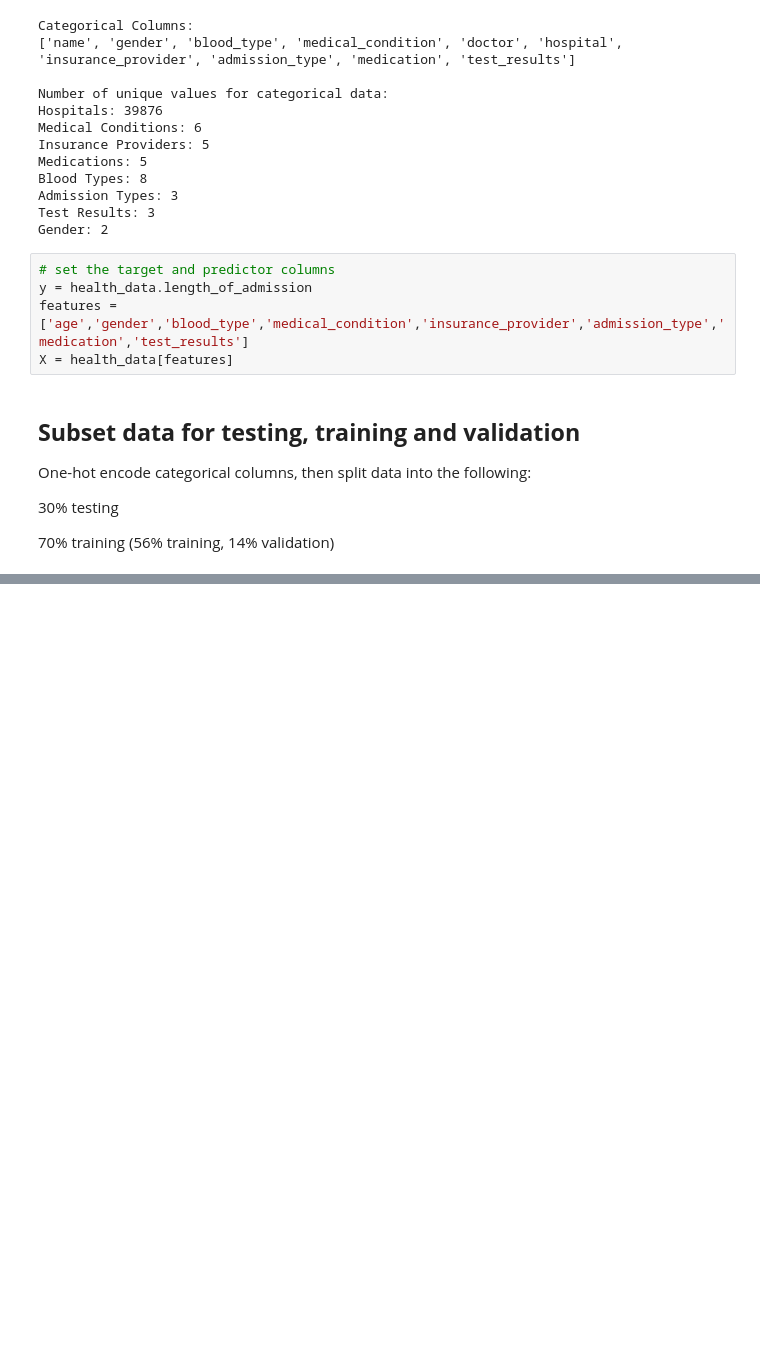
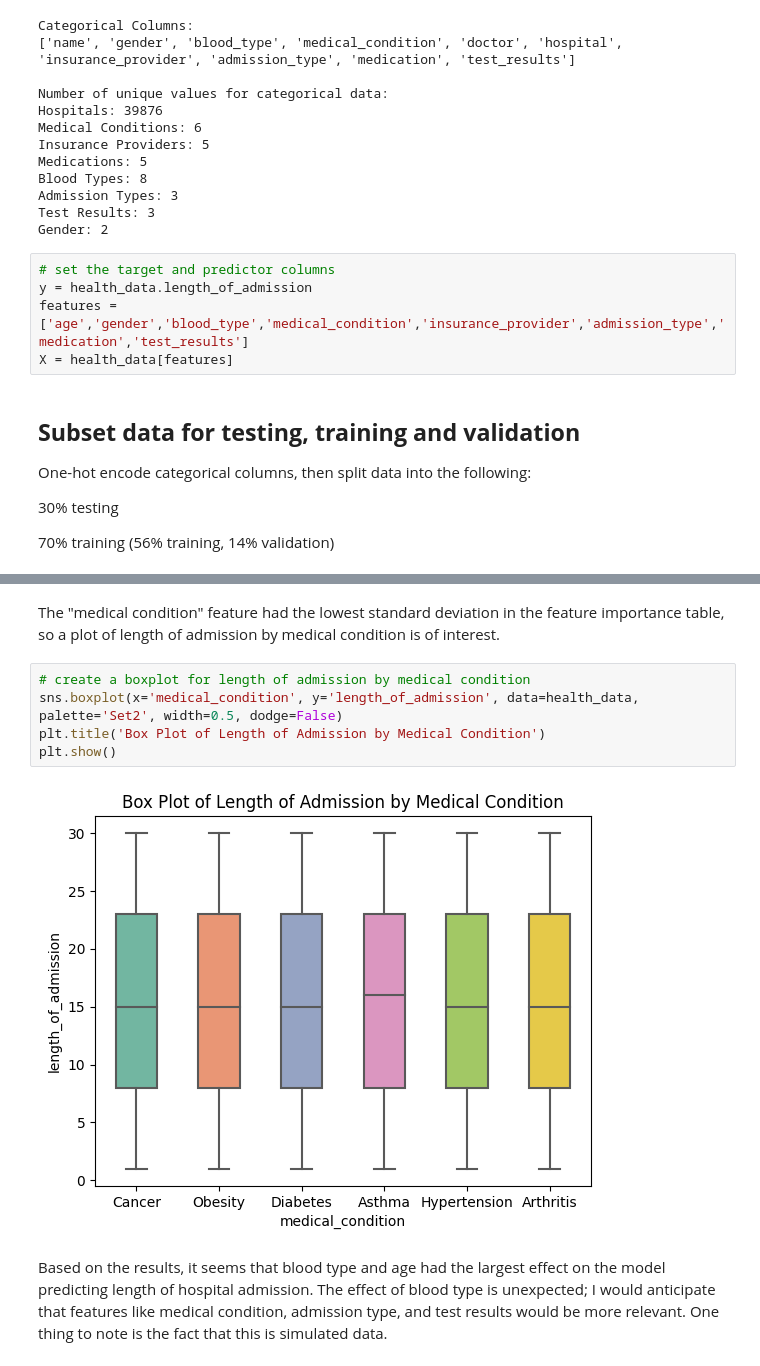
Before and after one commit to kayleewatson/Data-Science-Projects, a Jupyter notebook: healthcare-data.ipynb, the cells around one changed output, grey strips where cells are left out. Drawn from its saved outputs; the diff is of its cells as text; blank space fills up the shorter version.

```diff
--- a/healthcare-data.ipynb
+++ b/healthcare-data.ipynb
@@ -289,0 +344,11 @@ E0000 00:00:1753809435.693023      13 cuda_blas.cc:1418] Unable to register cuBL
+# %% [markdown]
+The "medical condition" feature had the lowest standard deviation in the feature importance table, so a plot of length of admission by medical condition is of interest.
+# %%
+# create a boxplot for length of admission by medical condition
+sns.boxplot(x='medical_condition', y='length_of_admission', data=health_data, palette='Set2', width=0.5, dodge=False)
+plt.title('Box Plot of Length of Admission by Medical Condition')
+plt.show()
+# %% [output]
+[figure, added]
+# %% [markdown]
+Based on the results, it seems that blood type and age had the largest effect on the model predicting length of hospital admission. The effect of blood type is unexpected; I would anticipate that features like medical condition, admission type, and test results would be more relevant. One thing to note is the fact that this is simulated data.
```
Also changed, not shown: parts of 13 cells of this notebook.
